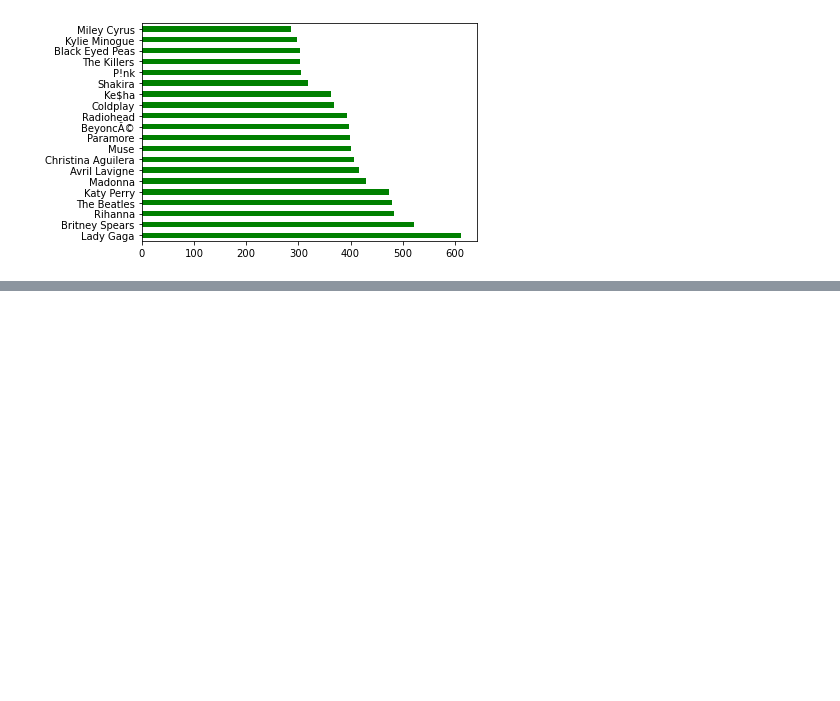
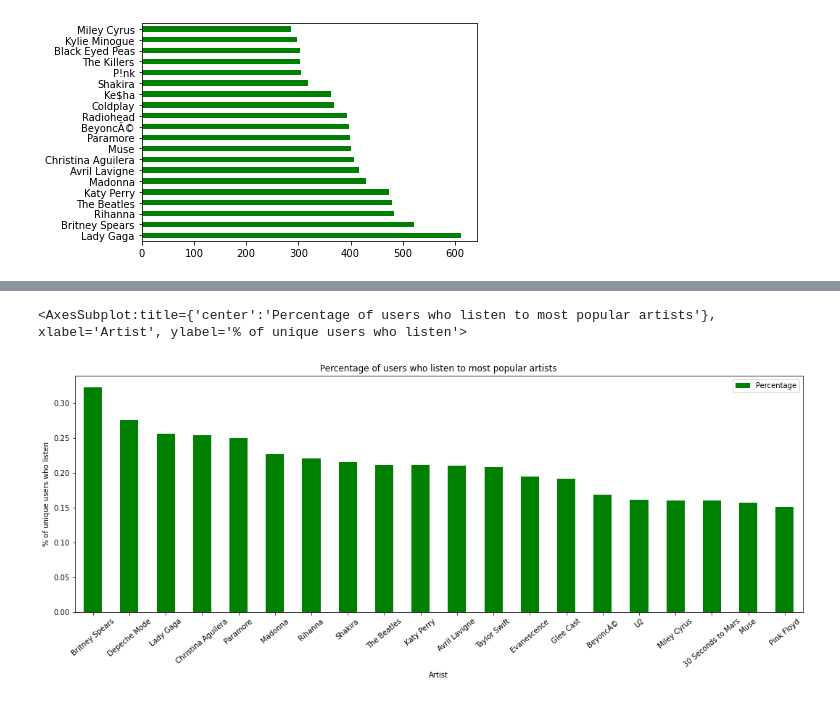
Before and after one commit to kiansweeney11/Ca4015-final-assignment, a Jupyter notebook: recommender.ipynb, the cells around one changed output, grey strips where cells are left out. Drawn from its saved outputs; the diff is of its cells as text; code cells hidden in the pictures; blank space fills up the shorter version.

```diff
--- a/recommender.ipynb
+++ b/recommender.ipynb
@@ -389,0 +435,11 @@ pt3.plot.bar(x = 'userID', y = 'sum', rot = 40, figsize=(18, 6), color='turquois
+# %%
+val = played['name'].value_counts()
+total = played['userID'].nunique()
+percent = []
+for i in range(len(val)):
+    y = val[i] / total
+    percent.append(y)
+    #print(y)
+# %%
+percent = np.array(percent)
+artdf['Percentage'] = percent.tolist()
@@ -389,0 +462,6 @@ pt3.plot.bar(x = 'userID', y = 'sum', rot = 40, figsize=(18, 6), color='turquois
+# %%
+pt2 = artdf.head(20)
+pt2.plot.bar(x = 'name', y = 'Percentage', rot = 40, figsize=(18, 6), color='green', xlabel='Artist', ylabel='% of unique users who listen', title='Percentage of users who listen to most popular artists')
+# %% [output]
+<AxesSubplot:title={'center':'Percentage of users who listen to most popular artists'}, xlabel='Artist', ylabel='% of unique users who listen'>
+[figure, added]
```
Also changed, not shown: parts of 37 cells of this notebook.
